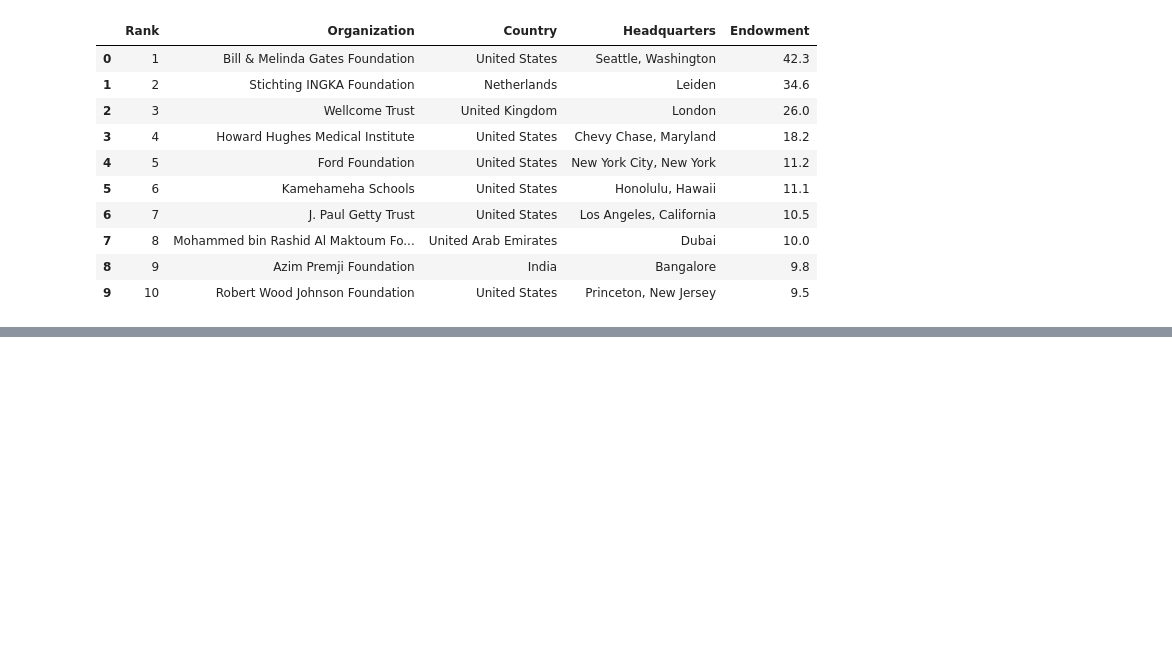
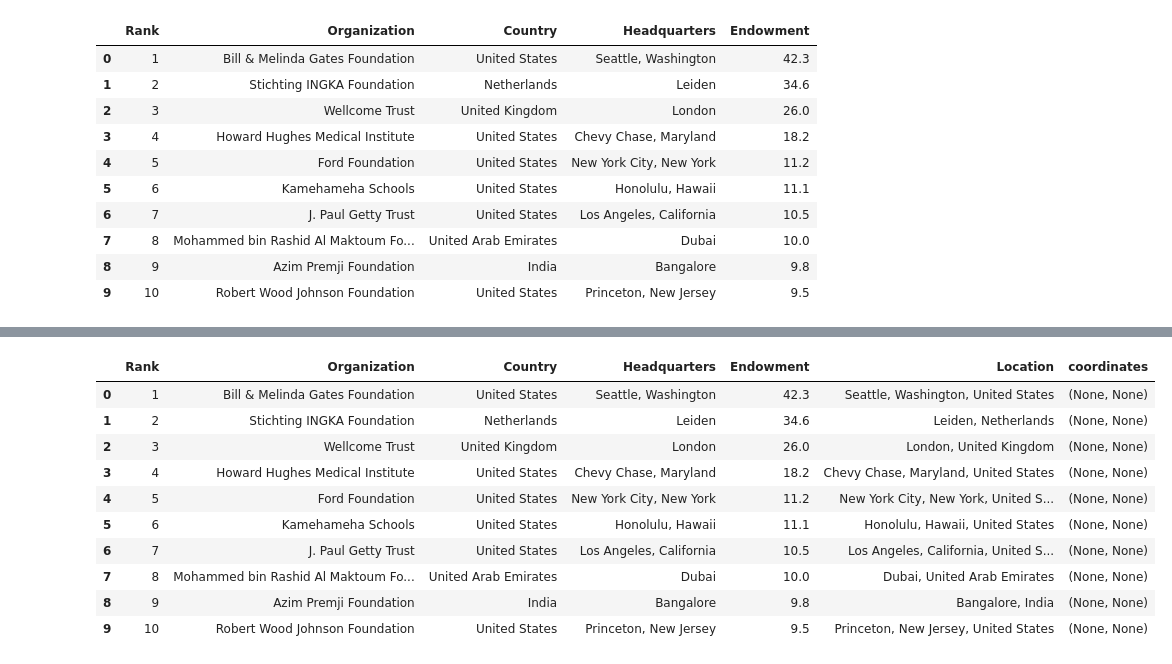
Before and after one commit to managedkaos/wealthiest-charitable-foundations-worldwide, a Jupyter notebook: wealthiest-charitable-foundations-worldwide.ipynb, the cells around one changed output, grey strips where cells are left out. Saved outputs shown, nothing was run; the diff lists cells and outputs as text; code cells hidden in the pictures; blank space fills up the shorter version.

```diff
--- a/wealthiest-charitable-foundations-worldwide.ipynb
+++ b/wealthiest-charitable-foundations-worldwide.ipynb
@@ -51,0 +68,34 @@ df
+# %%
+import geopandas as gpd
+from geopy.geocoders import Nominatim
+import matplotlib.pyplot as plt
+
+# Your DataFrame
+# Assuming df is your DataFrame with a 'Location' column
+
+geolocator = Nominatim(user_agent="geoapiExercises")
+
+# Function to get latitude and longitude
+def get_lat_lon(loc):
+    try:
+        location = geolocator.geocode(loc)
+        return location.latitude, location.longitude
+    except:
+        return None, None
+
+# Apply the function to your DataFrame
+df['coordinates'] = df['Country'].apply(get_lat_lon)
+
+df
+# %% [output]
+|  | Rank | Organization | Country | Headquarters | Endowment | Location | coordinates |
+| 0 | 1 | Bill & Melinda Gates Foundation | United States | Seattle, Washington | 42.3 | Seattle, Washington, United States | (None, None) |
+| 1 | 2 | Stichting INGKA Foundation | Netherlands | Leiden | 34.6 | Leiden, Netherlands | (None, None) |
+| 2 | 3 | Wellcome Trust | United Kingdom | London | 26.0 | London, United Kingdom | (None, None) |
+| 3 | 4 | Howard Hughes Medical Institute | United States | Chevy Chase, Maryland | 18.2 | Chevy Chase, Maryland, United States | (None, None) |
+| 4 | 5 | Ford Foundation | United States | New York City, New York | 11.2 | New York City, New York, United S... | (None, None) |
+| 5 | 6 | Kamehameha Schools | United States | Honolulu, Hawaii | 11.1 | Honolulu, Hawaii, United States | (None, None) |
+| 6 | 7 | J. Paul Getty Trust | United States | Los Angeles, California | 10.5 | Los Angeles, California, United S... | (None, None) |
+| 7 | 8 | Mohammed bin Rashid Al Maktoum Fo... | United Arab Emirates | Dubai | 10.0 | Dubai, United Arab Emirates | (None, None) |
+| 8 | 9 | Azim Premji Foundation | India | Bangalore | 9.8 | Bangalore, India | (None, None) |
+| 9 | 10 | Robert Wood Johnson Foundation | United States | Princeton, New Jersey | 9.5 | Princeton, New Jersey, United States | (None, None) |
```
Also changed, not shown: parts of 4 cells of this notebook.
